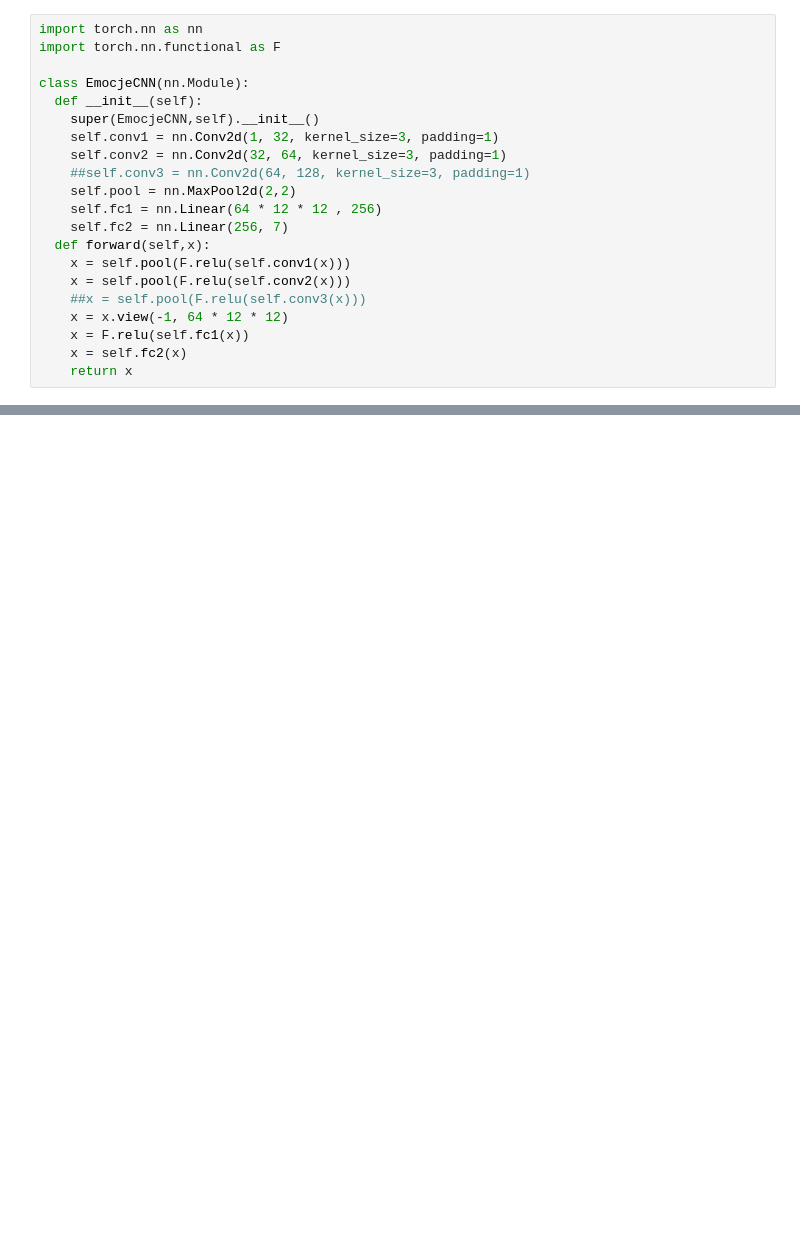
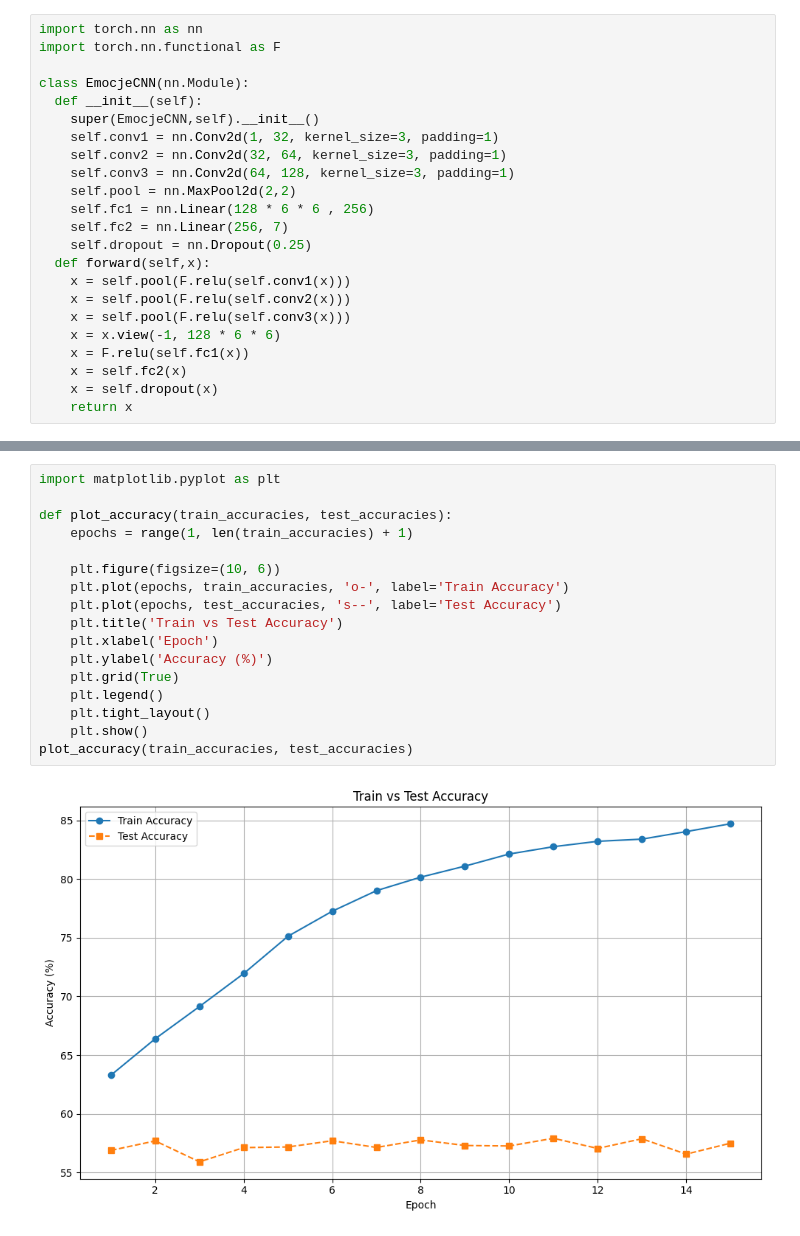
Before and after one commit to Chada2307/MoodTracker, a Jupyter notebook: model.ipynb, the cells around one changed output, grey strips where cells are left out. Cells and saved outputs as stored; diff of their text form; blank space fills up the shorter version.

```diff
--- a/model.ipynb
+++ b/model.ipynb
@@ -81,17 +81,19 @@ class EmocjeCNN(nn.Module):
     super(EmocjeCNN,self).__init__()
     self.conv1 = nn.Conv2d(1, 32, kernel_size=3, padding=1)
     self.conv2 = nn.Conv2d(32, 64, kernel_size=3, padding=1)
-    ##self.conv3 = nn.Conv2d(64, 128, kernel_size=3, padding=1)
+    self.conv3 = nn.Conv2d(64, 128, kernel_size=3, padding=1)
     self.pool = nn.MaxPool2d(2,2)
-    self.fc1 = nn.Linear(64 * 12 * 12 , 256)
+    self.fc1 = nn.Linear(128 * 6 * 6 , 256)
     self.fc2 = nn.Linear(256, 7)
+    self.dropout = nn.Dropout(0.25)
   def forward(self,x):
     x = self.pool(F.relu(self.conv1(x)))
     x = self.pool(F.relu(self.conv2(x)))
-    ##x = self.pool(F.relu(self.conv3(x)))
-    x = x.view(-1, 64 * 12 * 12)
+    x = self.pool(F.relu(self.conv3(x)))
+    x = x.view(-1, 128 * 6 * 6)
     x = F.relu(self.fc1(x))
     x = self.fc2(x)
+    x = self.dropout(x)
     return x
 # %%
 
@@ -178,3 +299,22 @@ KeyboardInterrupt:
+# %%
+import matplotlib.pyplot as plt
+
+def plot_accuracy(train_accuracies, test_accuracies):
+    epochs = range(1, len(train_accuracies) + 1)
+
+    plt.figure(figsize=(10, 6))
+    plt.plot(epochs, train_accuracies, 'o-', label='Train Accuracy')
+    plt.plot(epochs, test_accuracies, 's--', label='Test Accuracy')
+    plt.title('Train vs Test Accuracy')
+    plt.xlabel('Epoch')
+    plt.ylabel('Accuracy (%)')
+    plt.grid(True)
+    plt.legend()
+    plt.tight_layout()
+    plt.show()
+plot_accuracy(train_accuracies, test_accuracies)
+# %% [output]
+[figure, added]
 # %%
 plt.figure(figsize=(12, 5))
 
```
Also changed, not shown: parts of 15 cells of this notebook.
